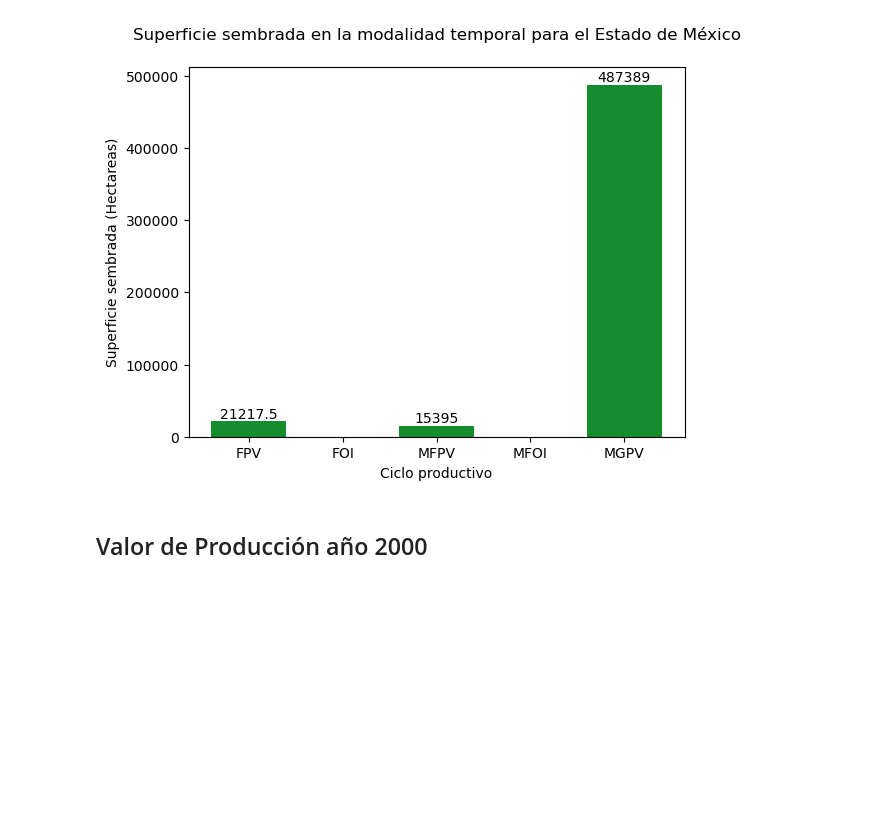
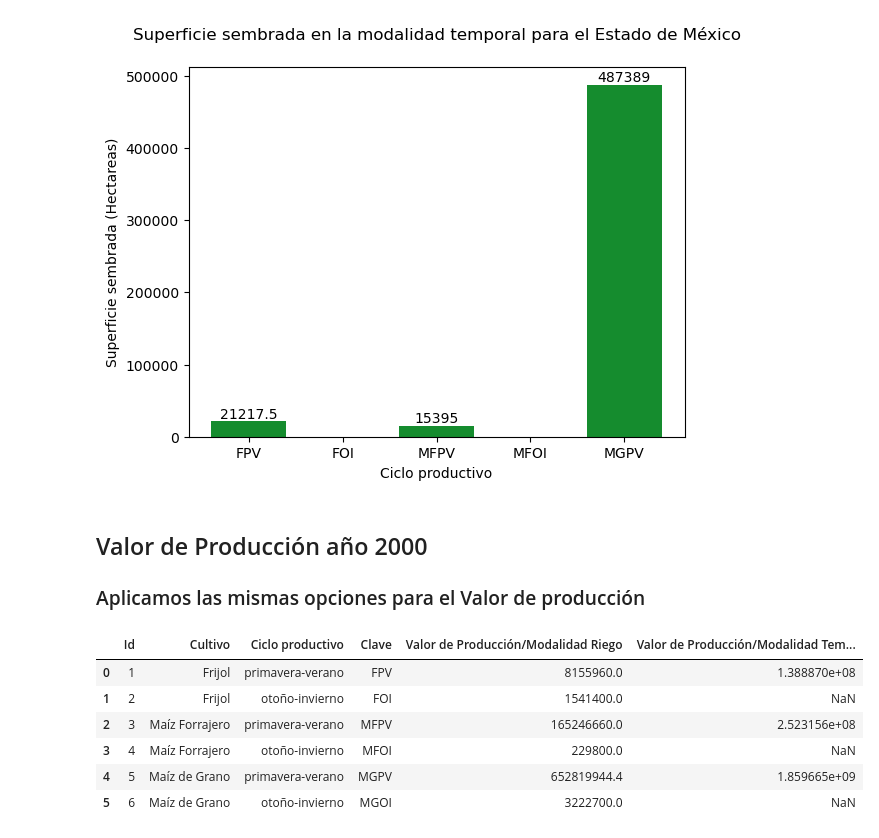
Before and after one commit to JFChavezC001/ReporteResidencia, a Jupyter notebook: resultadosProyect.ipynb, the cells around one changed output. Cells and saved outputs as stored; diff of their text form; code cells hidden in the pictures; blank space fills up the shorter version.

Commit message:
Creamos el DF del valor de produccion

```diff
--- a/resultadosProyect.ipynb
+++ b/resultadosProyect.ipynb
@@ -55,10 +55,28 @@ plt.show
 [figure]
 # %% [markdown]
 ## Valor de Producción año 2000
+
+### Aplicamos las mismas opciones para el Valor de producción
 # %%
-FrijolPV=[1,"Frijol","primavera-verano","FPV",741,21217.5]
-FrijolOI=[2,"Frijol","otoño-invierno","FOI", 168, ]
-MFPV=[3,"Maíz Forrajero","primavera-verano","MFPV",7288,15395]
-MFOI=[4,"Maíz Forrajero","otoño-invierno","MFOI",20,]
-MGPV=[5,"Maíz de Grano","primavera-verano","MGPV",100612,487389]
-MGOI=[6,"Maíz de Grano","otoño-invierno","MGOI",461,]
+#Cargamos nuestros datos de valor de producción
+
+FrijolPV=[1,"Frijol","primavera-verano","FPV",8155960,138886988]
+FrijolOI=[2,"Frijol","otoño-invierno","FOI", 1541400, ]
+MFPV=[3,"Maíz Forrajero","primavera-verano","MFPV",165246660,252315650]
+MFOI=[4,"Maíz Forrajero","otoño-invierno","MFOI",229800,]
+MGPV=[5,"Maíz de Grano","primavera-verano","MGPV",652819944.4,1859665490]
+MGOI=[6,"Maíz de Grano","otoño-invierno","MGOI",3222700,]
+# %%
+#Guardamos las listas en un solo diccionario
+valpro=[FrijolPV,FrijolOI,MFPV,MFOI,MGPV,MGOI]
+# %%
+ValProd=pd.DataFrame(valpro,columns=['Id','Cultivo','Ciclo productivo','Clave','Valor de Producción/Modalidad Riego','Valor de Producción/Modalidad Temporal'])
+ValProd
+# %% [output]
+|  | Id | Cultivo | Ciclo productivo | Clave | Valor de Producción/Modalidad Riego | Valor de Producción/Modalidad Tem... |
+| 0 | 1 | Frijol | primavera-verano | FPV | 8155960.0 | 1.388870e+08 |
+| 1 | 2 | Frijol | otoño-invierno | FOI | 1541400.0 | NaN |
+| 2 | 3 | Maíz Forrajero | primavera-verano | MFPV | 165246660.0 | 2.523156e+08 |
+| 3 | 4 | Maíz Forrajero | otoño-invierno | MFOI | 229800.0 | NaN |
+| 4 | 5 | Maíz de Grano | primavera-verano | MGPV | 652819944.4 | 1.859665e+09 |
+| 5 | 6 | Maíz de Grano | otoño-invierno | MGOI | 3222700.0 | NaN |
```
